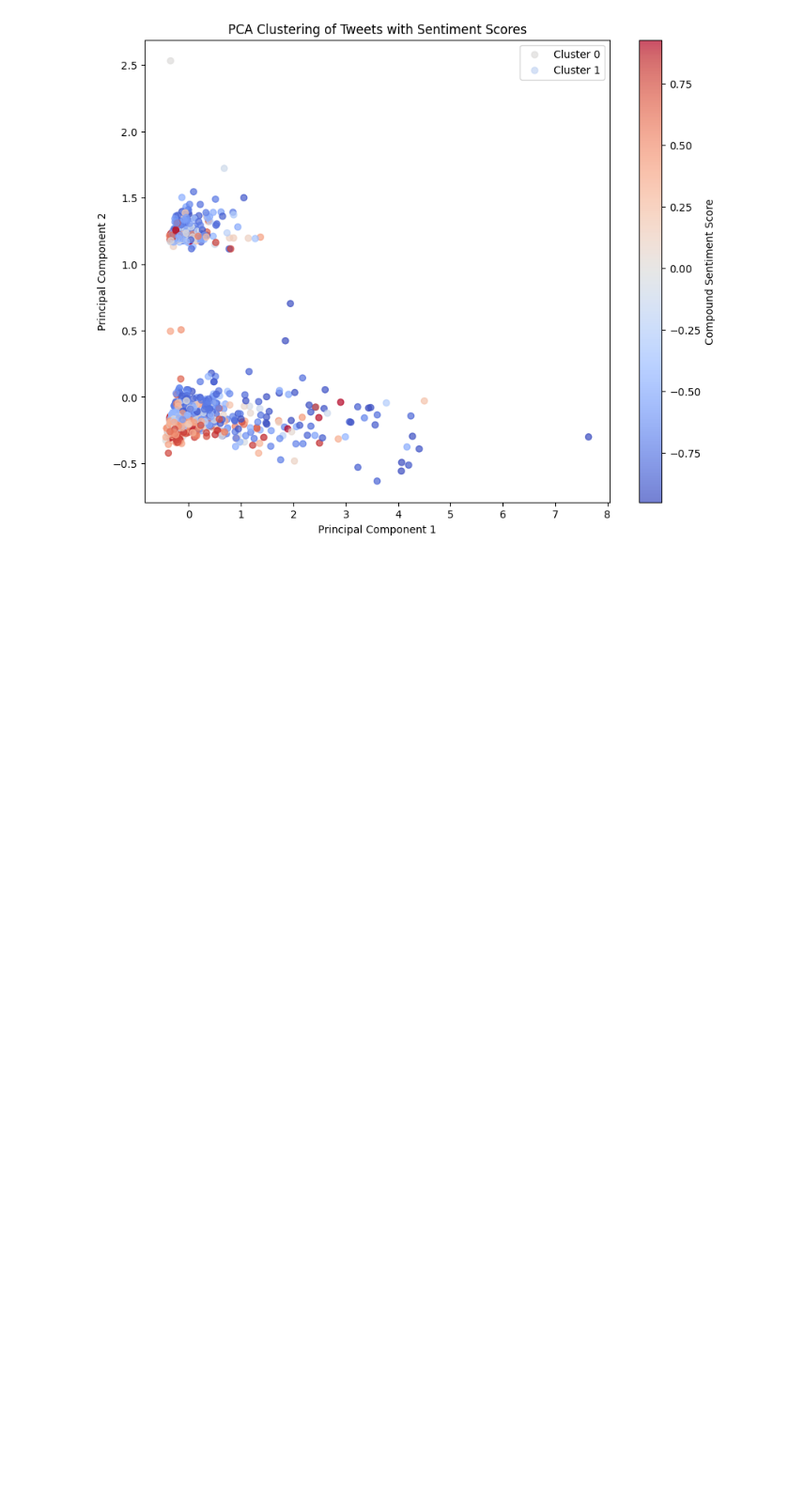
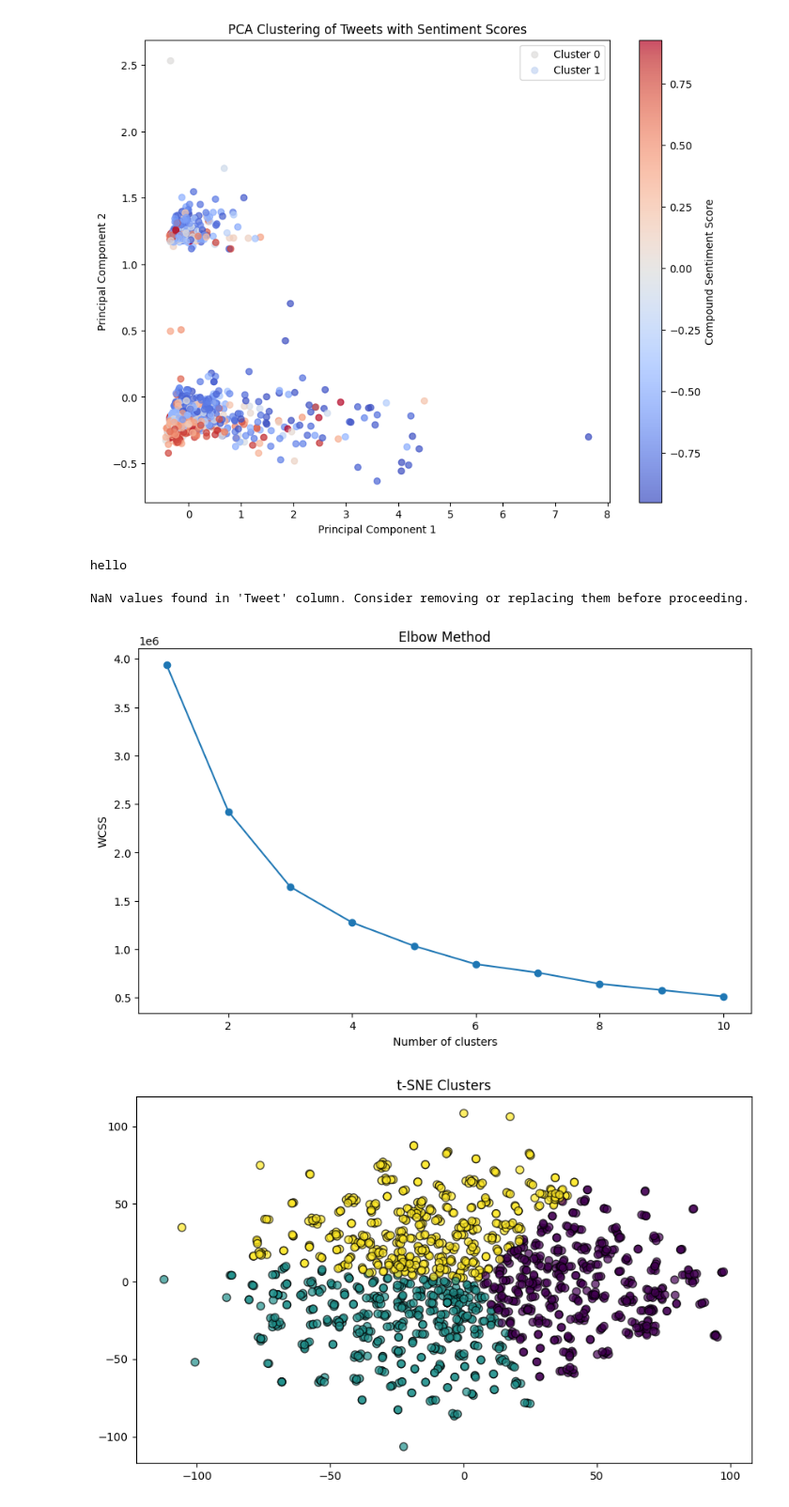
Before and after one commit to oodball/Suicidal-Tweet-Detection, a Jupyter notebook: experimenting.ipynb, the cells around one changed output. Shown at 94% size. Cells and saved outputs as stored; diff of their text form; code cells hidden in the pictures; blank space fills up the shorter version.

```diff
--- a/experimenting.ipynb
+++ b/experimenting.ipynb
@@ -409,0 +426,77 @@ plt.show()
+# %%
+print('hello')
+# %% [output]
+hello
+# %%
+import pandas as pd
+from vaderSentiment.vaderSentiment import SentimentIntensityAnalyzer
+from sklearn.feature_extraction.text import CountVectorizer
+from sklearn.model_selection import train_test_split
+from sklearn.manifold import TSNE
+from sklearn.cluster import KMeans
+from sklearn.preprocessing import StandardScaler
+import matplotlib.pyplot as plt
+import numpy as np
+
+# Load the dataset, ignoring the suicide indication column
+data = pd.read_csv('suicide.csv', usecols=['Tweet'])
+
+# Initialize VADER for sentiment analysis
+analyzer = SentimentIntensityAnalyzer()
+
+# Compute VADER compound scores
+data['vader_score'] = data['Tweet'].apply(lambda x: analyzer.polarity_scores(str(x))['compound'])
+if data['Tweet'].isnull().any():
+    print("NaN values found in 'Tweet' column. Consider removing or replacing them before proceeding.")
+data = data.dropna(subset=['Tweet'])
+
+
+# Vectorize tweets using Bag of Words
+vectorizer = CountVectorizer(max_features=1000)
+X_bow = vectorizer.fit_transform(data['Tweet']).toarray()
+
+# Combine BoW features with VADER scores
+vader_scores = data['vader_score'].values.reshape(-1, 1)
+X_combined = np.hstack((X_bow, vader_scores))
+
+# Standardize the features
+scaler = StandardScaler()
+X_standardized = scaler.fit_transform(X_combined)
+
+# Split into training and validation sets
+X_train, X_validation = train_test_split(X_standardized, test_size=0.2, random_state=42)
+
+# Apply t-SNE to the training data
+tsne = TSNE(n_components=2, perplexity=5, random_state=99)
+X_train_tsne = tsne.fit_transform(X_train)
+
+# Elbow Method to determine the optimal number of clusters
+wcss = []
+for i in range(1, 11):
+    kmeans = KMeans(n_clusters=i, random_state=42)
+    kmeans.fit(X_train_tsne)
+    wcss.append(kmeans.inertia_)
+
+plt.figure(figsize=(10, 6))
+plt.plot(range(1, 11), wcss, marker='o')
+plt.title('Elbow Method')
+plt.xlabel('Number of clusters')
+plt.ylabel('WCSS')
+plt.show()
+
+# Based on the Elbow plot, choose the optimal number of clusters
+n_clusters_optimal = 3  # Example; adjust based on your plot
+
+# Perform k-means clustering
+kmeans_final = KMeans(n_clusters=n_clusters_optimal, random_state=42)
+clusters = kmeans_final.fit_predict(X_train_tsne)
+
+# Visualization of the t-SNE clusters
+plt.figure(figsize=(10, 6))
+plt.scatter(X_train_tsne[:, 0], X_train_tsne[:, 1], c=clusters, cmap='viridis', marker='o', edgecolor='black', s=50, alpha=0.7)
+plt.title('t-SNE Clusters')
+plt.show()
+# %% [output]
+NaN values found in 'Tweet' column. Consider removing or replacing them before proceeding.
+[figure, added]
+[figure, added]
```
Also changed, not shown: parts of 4 cells of this notebook.
